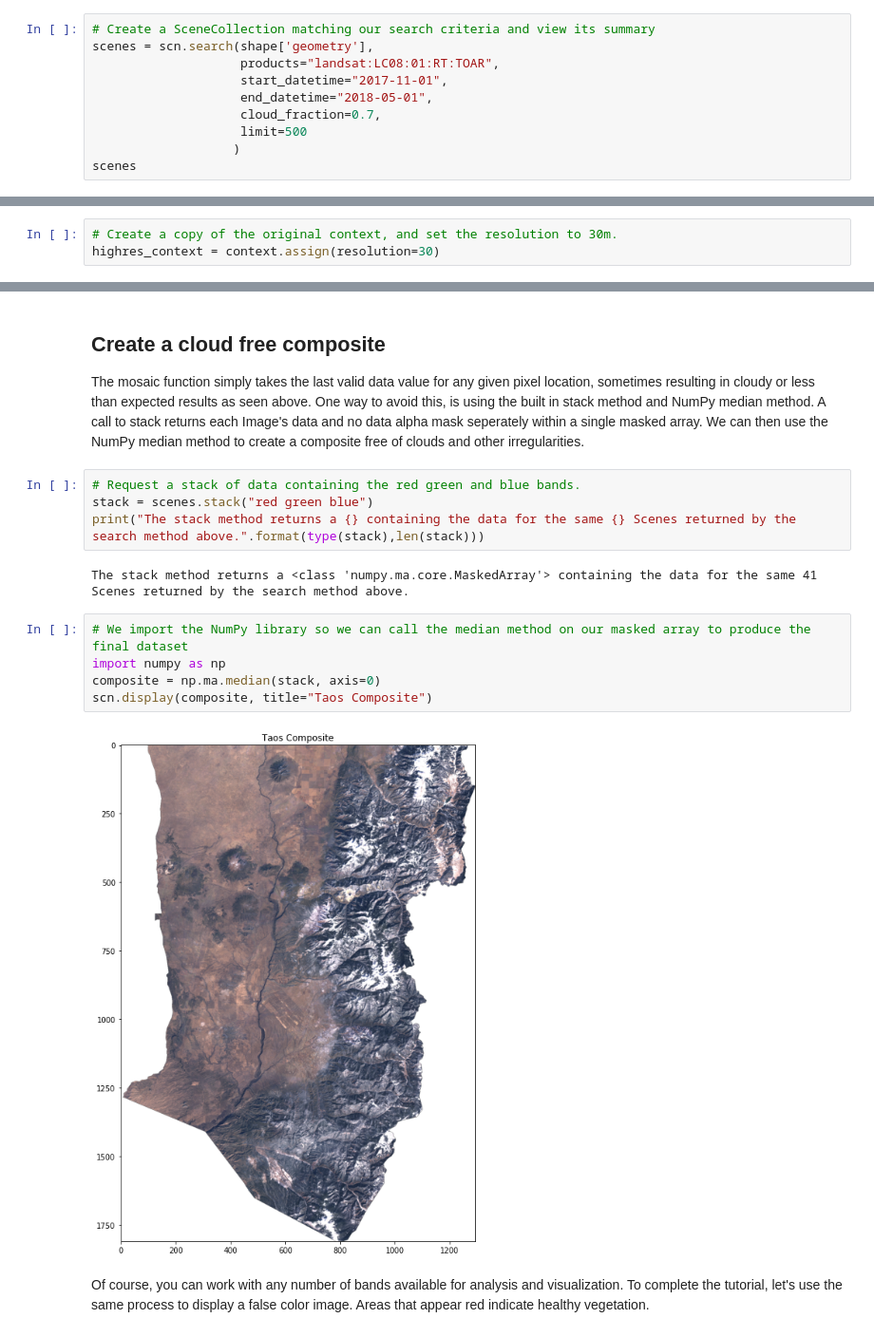
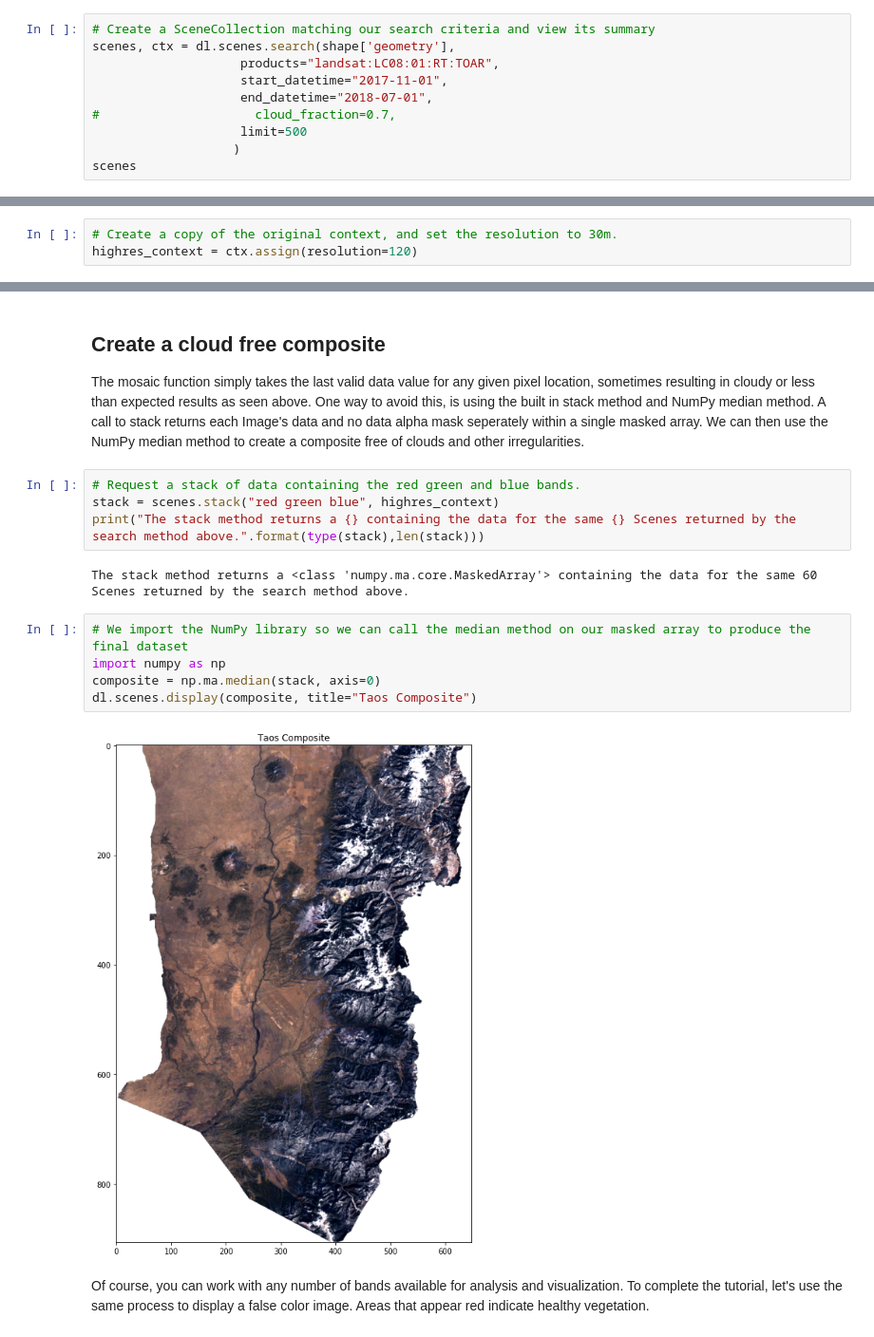
Before and after one commit to karla-descartes/tutorials, a Jupyter notebook: getting_started.ipynb, the cells around one changed output, grey strips where cells are left out. Shown at 95% size. Drawn from its saved outputs; the diff is of its cells as text.

```diff
--- a/getting_started.ipynb
+++ b/getting_started.ipynb
@@ -71,11 +70,11 @@ bands = dl.metadata.bands('landsat:LC08:PRE:TOAR')
 There are two ways to search for and obtain data: the Scenes API, or a combination of the Metadata API and Raster APIs. The Scenes API handles the details of scaling, clipping, resolution, coordinate systems, and no data values through a paradigm we call a GeospatialContext, while the latter requires more knowledge of the imagery you are requesting. We will focus on the Scenes API for the remainder of this tutorial.
 # %%
 # Create a SceneCollection matching our search criteria and view its summary
-scenes = scn.search(shape['geometry'],
+scenes, ctx = dl.scenes.search(shape['geometry'],
                     products="landsat:LC08:01:RT:TOAR",
                     start_datetime="2017-11-01",
-                    end_datetime="2018-05-01",
-                    cloud_fraction=0.7,
+                    end_datetime="2018-07-01",
+#                     cloud_fraction=0.7,
                     limit=500
                    )
 scenes
@@ -107,6 +104,6 @@ AOI(geometry=<shapely...0756ec10>,
 # %%
 # Create a copy of the original context, and set the resolution to 30m.
-highres_context = context.assign(resolution=30)
+highres_context = ctx.assign(resolution=120)
 # %% [markdown]
 The Scenes API uses Shapely under the hood. This means you have accesss to all the Shapely functionality such as plotting the geometry.
 # %%
@@ -145,17 +142,17 @@ scn.display(mosaic, title="Taos Mosaic")
 The mosaic function simply takes the last valid data value for any given pixel location, sometimes resulting in cloudy or less than expected results as seen above. One way to avoid this, is using the built in stack method and NumPy median method. A call to stack returns each Image's data and no data alpha mask seperately within a single masked array. We can then use the NumPy median method to create a composite free of clouds and other irregularities.
 # %%
 # Request a stack of data containing the red green and blue bands.
-stack = scenes.stack("red green blue")
+stack = scenes.stack("red green blue", highres_context)
 print("The stack method returns a {} containing the data for the same {} Scenes returned by the search method above.".format(type(stack),len(stack)))
 # %% [output]
-The stack method returns a <class 'numpy.ma.core.MaskedArray'> containing the data for the same 41 Scenes returned by the search method above.
+The stack method returns a <class 'numpy.ma.core.MaskedArray'> containing the data for the same 60 Scenes returned by the search method above.
 # %%
 # We import the NumPy library so we can call the median method on our masked array to produce the final dataset
 import numpy as np
 composite = np.ma.median(stack, axis=0)
-scn.display(composite, title="Taos Composite")
+dl.scenes.display(composite, title="Taos Composite")
 # %% [output]
-[figure, old version]
+[figure, new version]
 # %% [markdown]
 Of course, you can work with any number of bands available for analysis and visualization. To complete the tutorial, let's use the same process to display a false color image. Areas that appear red indicate healthy vegetation.
 # %%
```
Also changed, not shown: parts of 10 cells of this notebook, 1 other file.
